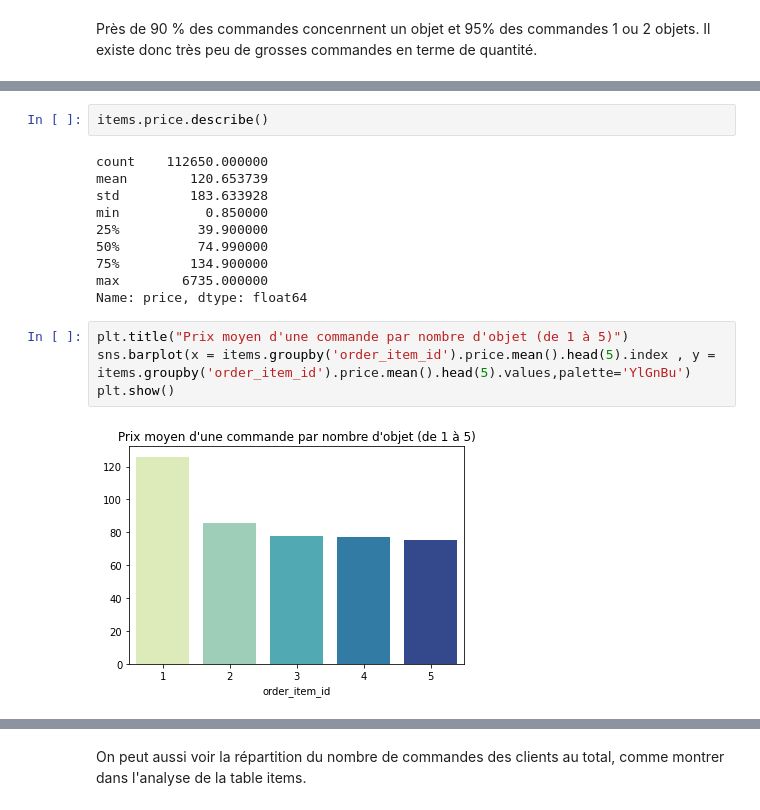
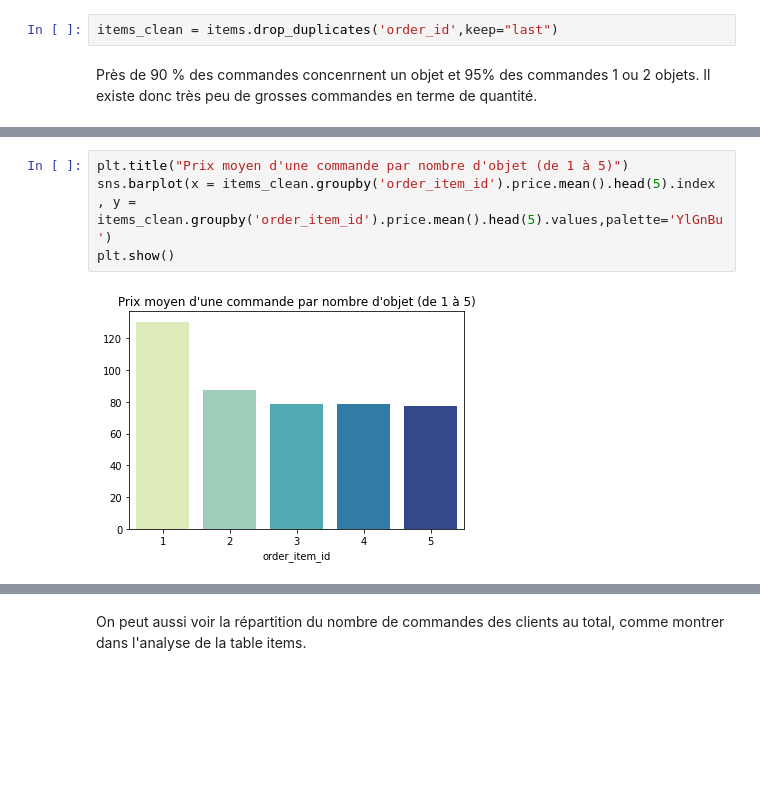
Before and after one commit to pihk94/Free2move, a Jupyter notebook: Analyse_Melchior_Prugniaud.ipynb, the cells around one changed output, grey strips where cells are left out. Saved outputs shown, nothing was run; the diff lists cells and outputs as text; blank space fills up the shorter version.

```diff
--- a/Analyse_Melchior_Prugniaud.ipynb
+++ b/Analyse_Melchior_Prugniaud.ipynb
@@ -538,6 +538,8 @@ items[items.order_id == '9ef13efd6949e4573a18964dd1bbe7f5']
 | 69652 | 9ef13efd6949e4573a18964dd1bbe7f5 | 13 | 37eb69aca8718e843d897aa7b82f462d | 0b36063d5818f81ccb94b54adfaebbf5 | 2017-02-03 21:44:49 | 51.0 | 1.2 |
 | 69653 | 9ef13efd6949e4573a18964dd1bbe7f5 | 14 | 37eb69aca8718e843d897aa7b82f462d | 0b36063d5818f81ccb94b54adfaebbf5 | 2017-02-03 21:44:49 | 51.0 | 1.2 |
 | 69654 | 9ef13efd6949e4573a18964dd1bbe7f5 | 15 | 37eb69aca8718e843d897aa7b82f462d | 0b36063d5818f81ccb94b54adfaebbf5 | 2017-02-03 21:44:49 | 51.0 | 1.2 |
+# %%
+items_clean = items.drop_duplicates('order_id',keep="last")
 # %% [markdown]
 Près de 90 % des commandes concenrnent un objet et 95% des commandes 1 ou 2 objets. Il existe donc très peu de grosses commandes en terme de quantité.
 # %%
@@ -550,18 +552,6 @@ plt.show()
-# %%
-items.price.describe()
-# %% [output]
-count    112650.000000
-mean        120.653739
-std         183.633928
-min           0.850000
-25%          39.900000
-50%          74.990000
-75%         134.900000
-max        6735.000000
-Name: price, dtype: float64
 # %%
 plt.title("Prix moyen d'une commande par nombre d'objet (de 1 à 5)")
-sns.barplot(x = items.groupby('order_item_id').price.mean().head(5).index , y = items.groupby('order_item_id').price.mean().head(5).values,palette='YlGnBu')
+sns.barplot(x = items_clean.groupby('order_item_id').price.mean().head(5).index , y = items_clean.groupby('order_item_id').price.mean().head(5).values,palette='YlGnBu')
 plt.show()
 # %% [output]
-[figure, old version]
+[figure, new version]
```
Also changed, not shown: parts of 18 cells of this notebook.
